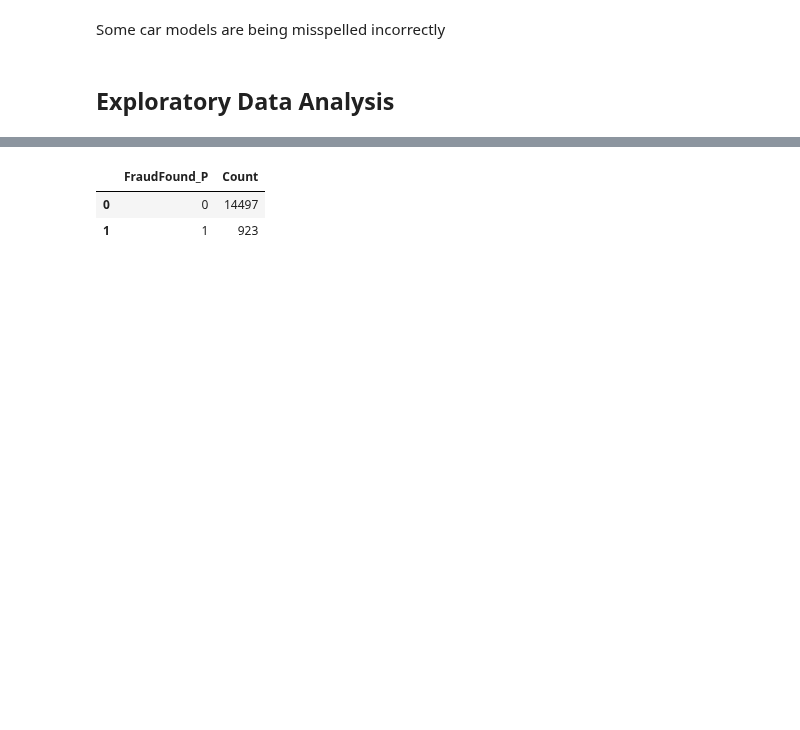
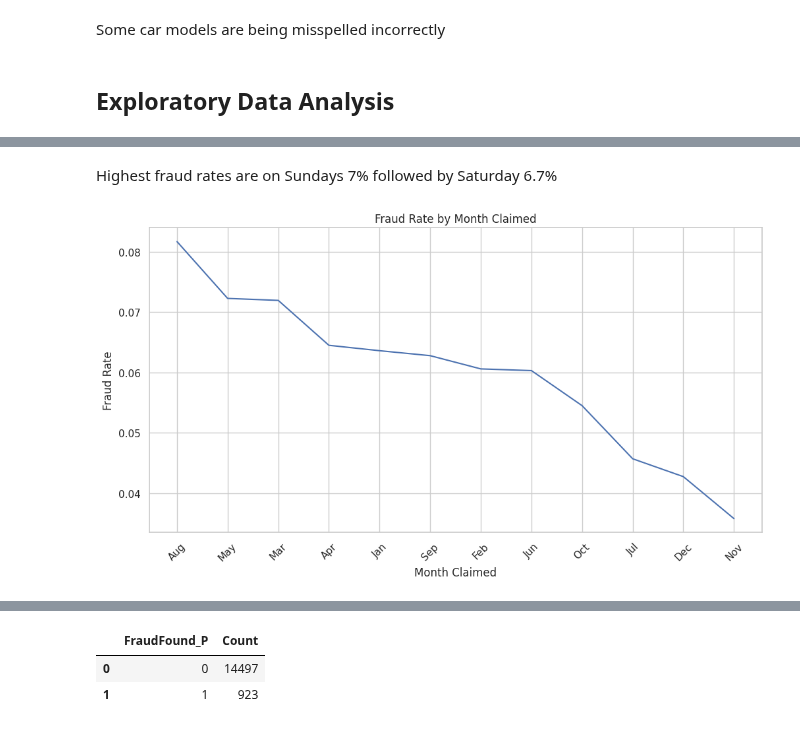
Before and after one commit to kimp10/Insurance-Fraud-Detection-Model-, a Jupyter notebook: Insurance_Fraud_detection.ipynb, the cells around one changed output, grey strips where cells are left out. Drawn from its saved outputs; the diff is of its cells as text; code cells hidden in the pictures; blank space fills up the shorter version.

```diff
--- a/Insurance_Fraud_detection.ipynb
+++ b/Insurance_Fraud_detection.ipynb
@@ -175,0 +227,15 @@ Claim_fraud['Make'] = Claim_fraud['Make'].replace(replacements)
+# %% [markdown]
+Highest fraud rates are on Sundays 7% followed by Saturday 6.7%
+# %%
+# Line Plot Fraud Rate by Month Claimed
+plt.figure(figsize=(12, 6))
+fraud_rate_by_month_claimed = fraud_rates['MonthClaimed'].drop('0')
+sns.lineplot(x=fraud_rate_by_month_claimed.index, y=fraud_rate_by_month_claimed.values)
+plt.title('Fraud Rate by Month Claimed')
+plt.ylabel('Fraud Rate')
+plt.xlabel('Month Claimed')
+plt.xticks(rotation=45)
+plt.grid(True)
+plt.show()
+# %% [output]
+[figure, added]
```
Also changed, not shown: parts of 8 cells of this notebook.
